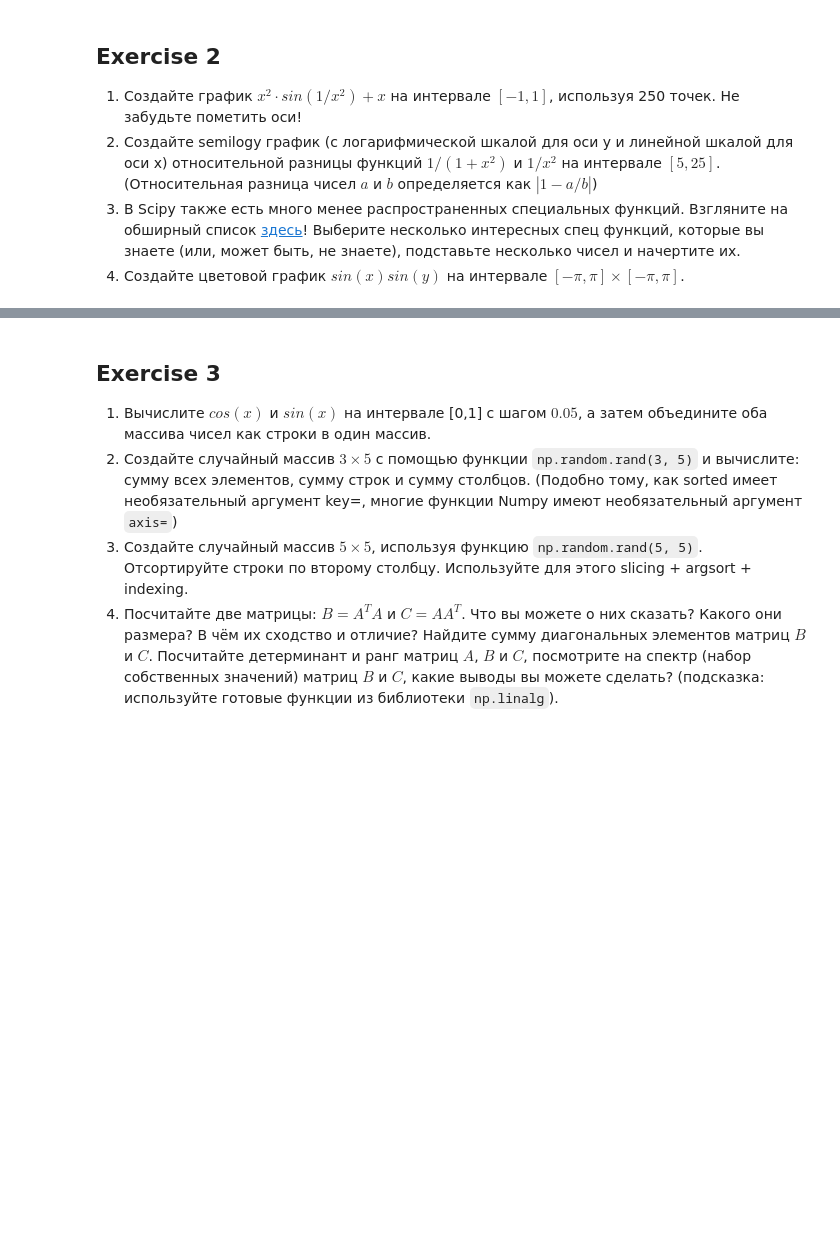
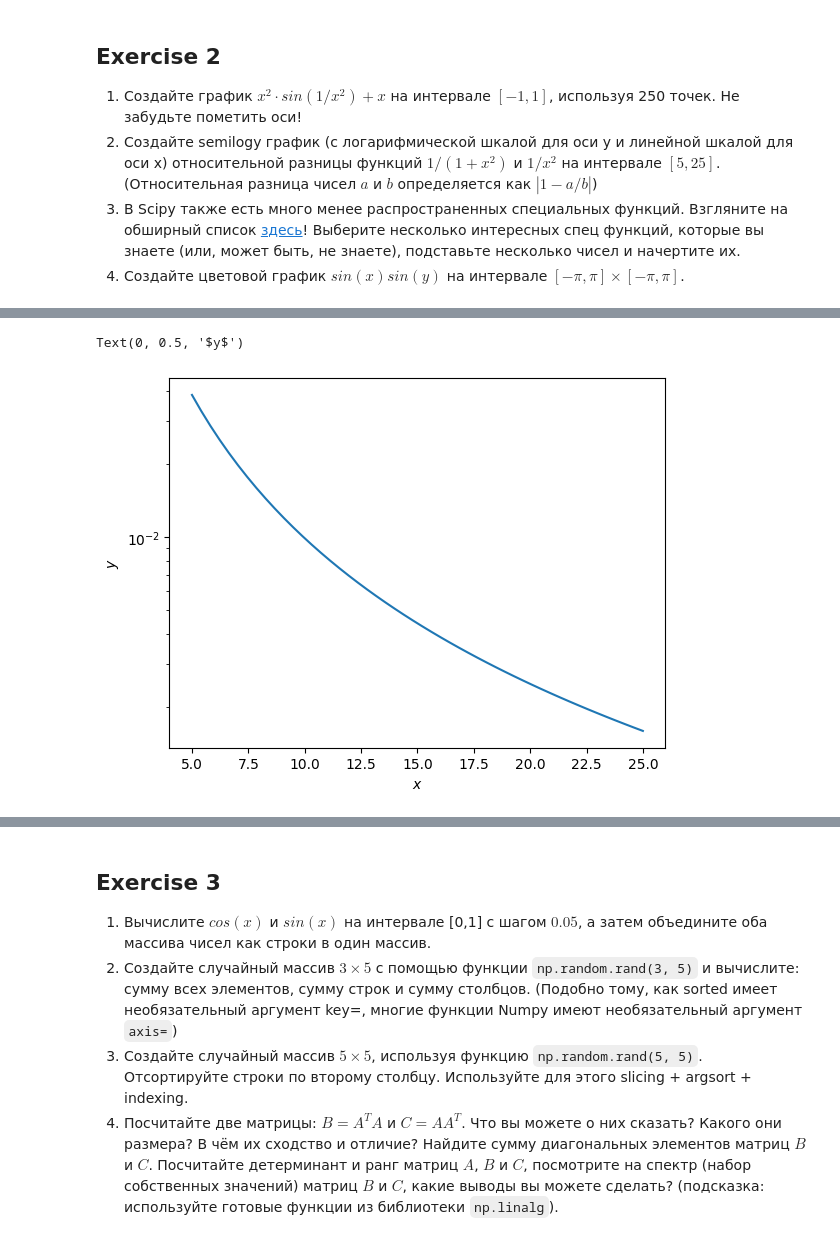
Before and after one commit to korotandr/MathPack2024, a Jupyter notebook: homework-04/homework-practice-04-numpy_matplotlib.ipynb, the cells around one changed output, grey strips where cells are left out. Cells and saved outputs as stored; diff of their text form; code cells hidden in the pictures; blank space fills up the shorter version.

```diff
--- a/homework-04/homework-practice-04-numpy_matplotlib.ipynb
+++ b/homework-04/homework-practice-04-numpy_matplotlib.ipynb
@@ -134,0 +148,13 @@ Text(0, 0.5, '$f(x)$')
+# %%
+#2
+import numpy as np
+import matplotlib.pyplot as plt
+x = np.linspace(5, 25)
+def Diff(x):
+    return np.fabs(1 - (1 / (1 + np.power(x, 2))) / (1 / np.power(x, 2)))
+plt.semilogy(x, Diff(x))
+plt.xlabel('$x$')
+plt.ylabel('$y$')
+# %% [output]
+Text(0, 0.5, '$y$')
+[figure, added]
```
Also changed, not shown: parts of 10 cells of this notebook.
